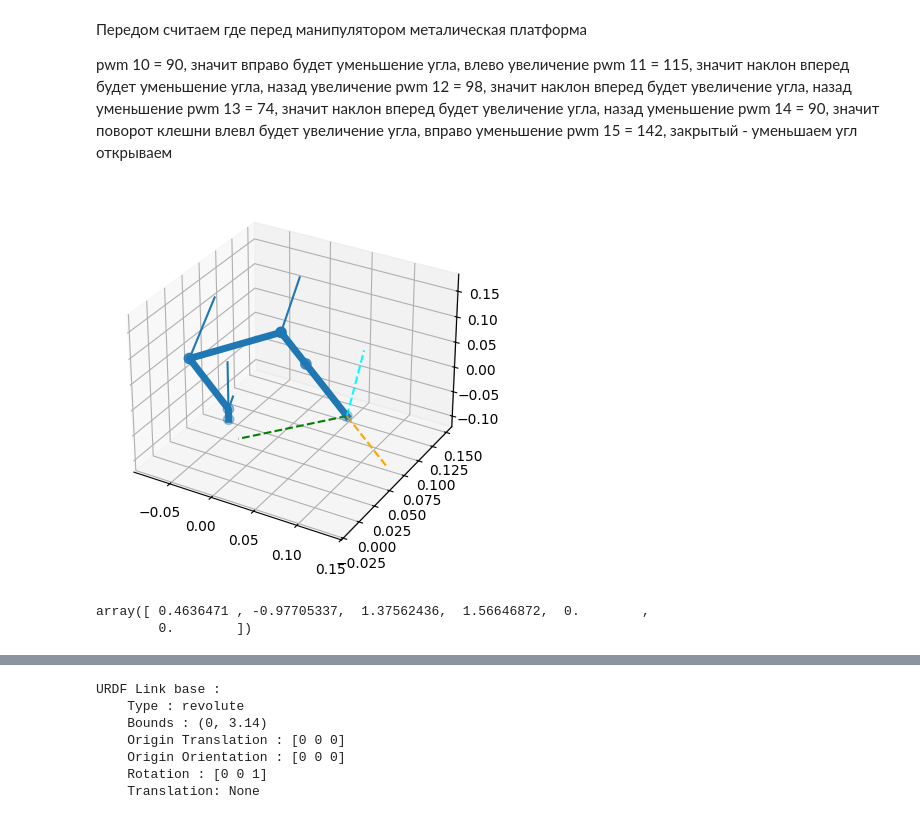
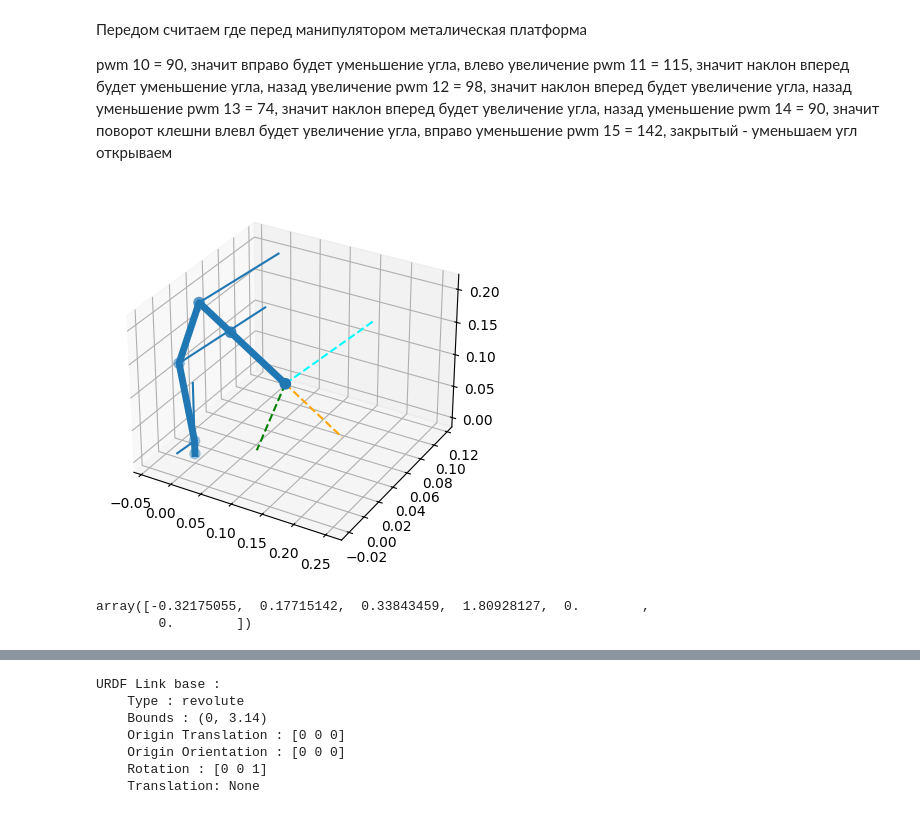
Before and after one commit to lashy0/robot-manipulator, a Jupyter notebook: tools/robot.ipynb, the cells around one changed output, grey strips where cells are left out. Saved outputs shown, nothing was run; the diff lists cells and outputs as text; code cells hidden in the pictures.

Commit message:
update model robot

```diff
--- a/tools/robot.ipynb
+++ b/tools/robot.ipynb
@@ -18,7 +18,7 @@ robot_chain = Chain(name='robot_arm', links=[
         bounds=(-2.0071, 1.1345),
         origin_translation=[0, 0, 0.02],
         origin_orientation=[0, 0, 0],
-        rotation=[0, 1, 0],
+        rotation=[0, -1, 0],
     ),
     # Второе звено (локоть)
     URDFLink(
@@ -69,15 +69,15 @@ from mpl_toolkits.mplot3d import Axes3D
 # %%
 ax = matplotlib.pyplot.figure().add_subplot(111, projection='3d')
 
-robot_chain.plot(robot_chain.inverse_kinematics([0.1, 0.05, 0.0]), ax, show=True)
+robot_chain.plot(robot_chain.inverse_kinematics([0.15, 0, 0.15]), ax, show=True)
 matplotlib.pyplot.show()
 # %% [output]
-[figure, old version]
+[figure, new version]
 # %%
-angles_radians = robot_chain.inverse_kinematics([0.1, 0.05, 0.1])
+angles_radians = robot_chain.inverse_kinematics([0.15, -0.05, 0.15])
 angles_radians
 # %% [output]
-array([ 0.4636471 , -0.97705337,  1.37562436,  1.56646872,  0.        ,
+array([-0.32175055,  0.17715142,  0.33843459,  1.80928127,  0.        ,
         0.        ])
 # %%
 angles_degrees = np.degrees(angles_radians)
```
Also changed, not shown: parts of 7 cells of this notebook.
